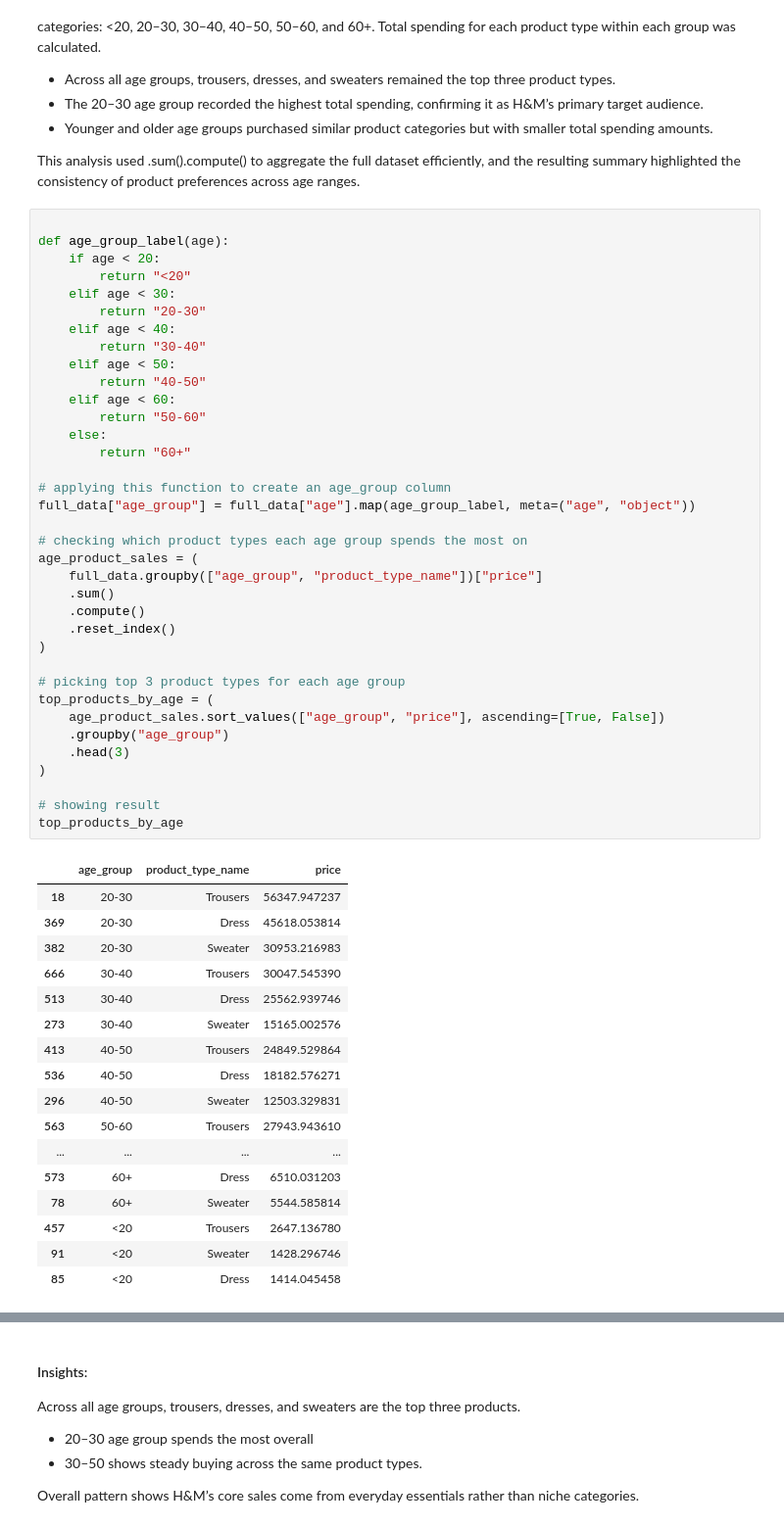
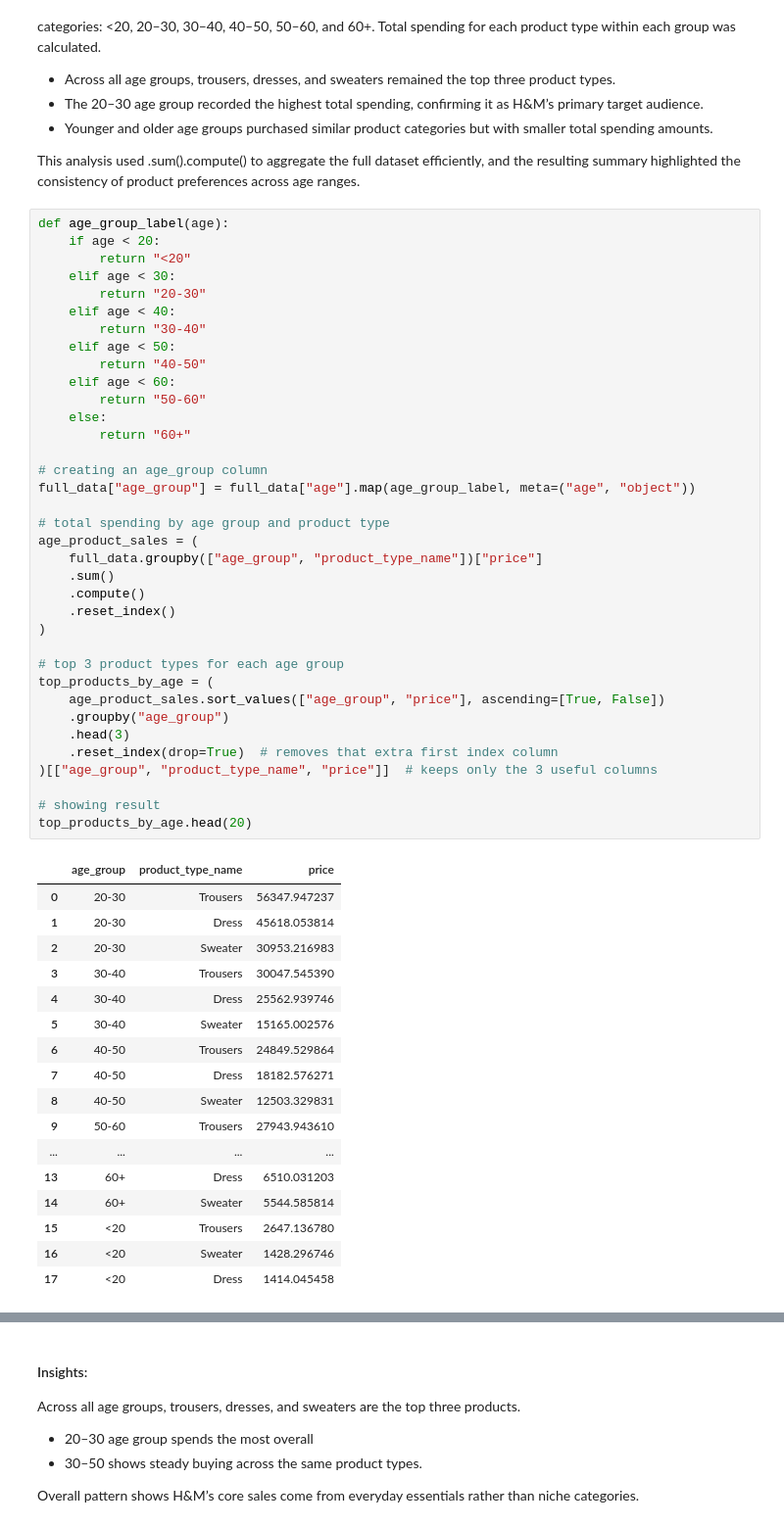
Before and after one commit to verdabatool/StyleSense-AI, a Jupyter notebook: EDA.ipynb, the cells around one changed output, grey strips where cells are left out. Shown: that part at 98% size. Cells and saved outputs as stored; diff of their text form.

```diff
--- a/EDA.ipynb
+++ b/EDA.ipynb
@@ -320,56 +312,56 @@ The final analysis examined how product preferences differ across age groups. Cu
 
 This analysis used .sum().compute() to aggregate the full dataset efficiently, and the resulting summary highlighted the consistency of product preferences across age ranges.
 # %%
-
 def age_group_label(age):
     if age < 20:
         return "<20"
     elif age < 30:
         return "20-30"
     elif age < 40:
         return "30-40"
     elif age < 50:
         return "40-50"
     elif age < 60:
         return "50-60"
     else:
         return "60+"
 
-# applying this function to create an age_group column
+# creating an age_group column
 full_data["age_group"] = full_data["age"].map(age_group_label, meta=("age", "object"))
 
-# checking which product types each age group spends the most on
+# total spending by age group and product type
 age_product_sales = (
     full_data.groupby(["age_group", "product_type_name"])["price"]
     .sum()
     .compute()
     .reset_index()
 )
 
-# picking top 3 product types for each age group
+# top 3 product types for each age group
 top_products_by_age = (
     age_product_sales.sort_values(["age_group", "price"], ascending=[True, False])
     .groupby("age_group")
     .head(3)
-)
+    .reset_index(drop=True)  # removes that extra first index column
+)[["age_group", "product_type_name", "price"]]  # keeps only the 3 useful columns
 
 # showing result
-top_products_by_age
+top_products_by_age.head(20)
 # %% [output]
 |  | age_group | product_type_name | price |
-| 18 | 20-30 | Trousers | 56347.947237 |
-| 369 | 20-30 | Dress | 45618.053814 |
-| 382 | 20-30 | Sweater | 30953.216983 |
-| 666 | 30-40 | Trousers | 30047.545390 |
-| 513 | 30-40 | Dress | 25562.939746 |
-| 273 | 30-40 | Sweater | 15165.002576 |
-| 413 | 40-50 | Trousers | 24849.529864 |
-| 536 | 40-50 | Dress | 18182.576271 |
-| 296 | 40-50 | Sweater | 12503.329831 |
-| 563 | 50-60 | Trousers | 27943.943610 |
+| 0 | 20-30 | Trousers | 56347.947237 |
+| 1 | 20-30 | Dress | 45618.053814 |
+| 2 | 20-30 | Sweater | 30953.216983 |
+| 3 | 30-40 | Trousers | 30047.545390 |
+| 4 | 30-40 | Dress | 25562.939746 |
+| 5 | 30-40 | Sweater | 15165.002576 |
+| 6 | 40-50 | Trousers | 24849.529864 |
+| 7 | 40-50 | Dress | 18182.576271 |
+| 8 | 40-50 | Sweater | 12503.329831 |
+| 9 | 50-60 | Trousers | 27943.943610 |
 | ... | ... | ... | ... |
-| 573 | 60+ | Dress | 6510.031203 |
-| 78 | 60+ | Sweater | 5544.585814 |
-| 457 | <20 | Trousers | 2647.136780 |
-| 91 | <20 | Sweater | 1428.296746 |
-| 85 | <20 | Dress | 1414.045458 |
+| 13 | 60+ | Dress | 6510.031203 |
+| 14 | 60+ | Sweater | 5544.585814 |
+| 15 | <20 | Trousers | 2647.136780 |
+| 16 | <20 | Sweater | 1428.296746 |
+| 17 | <20 | Dress | 1414.045458 |
```
Also changed, not shown: parts of 7 cells of this notebook.
